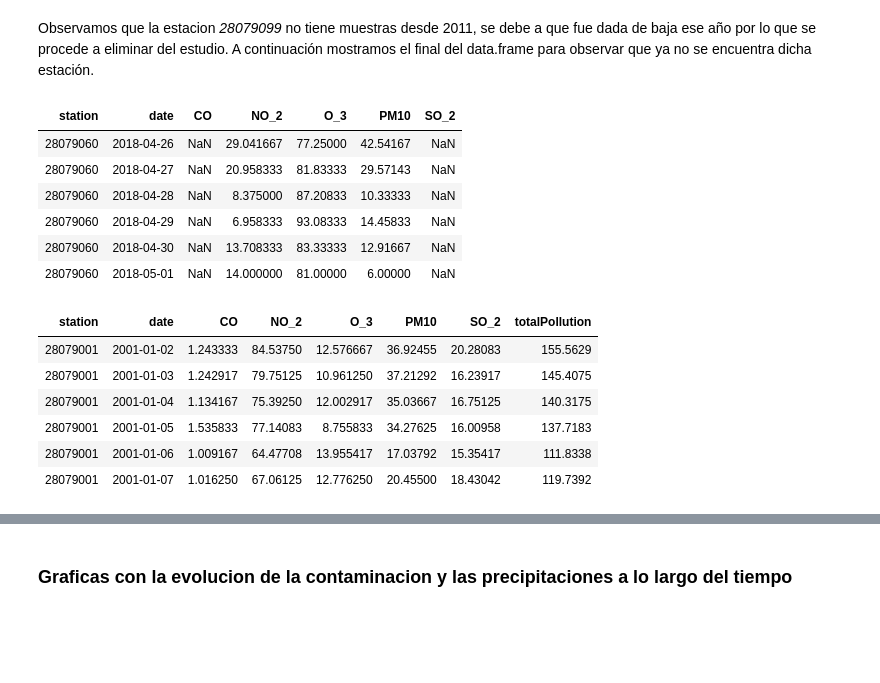
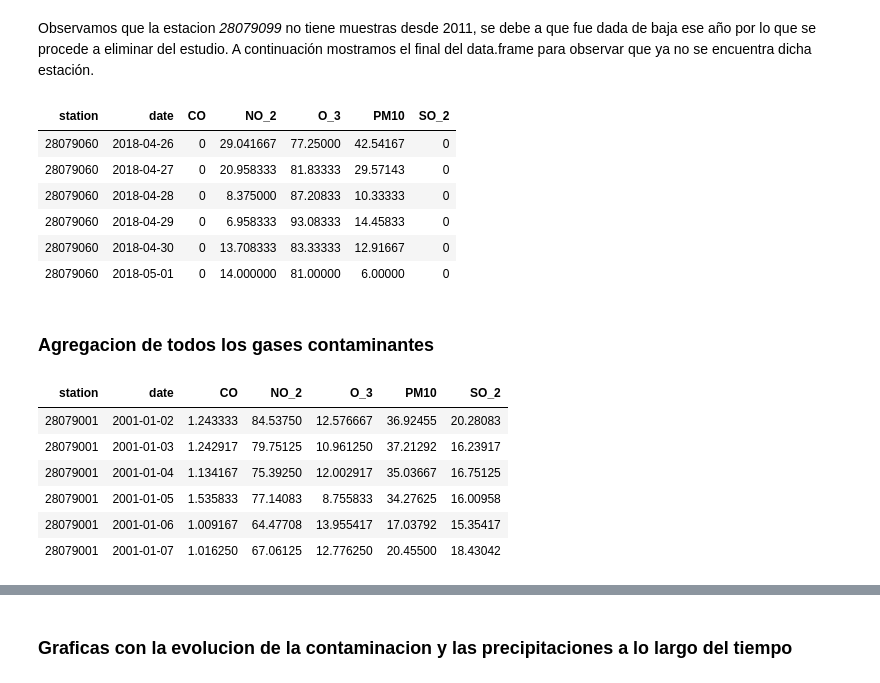
Before and after one commit to manumonforte/DataMining-BigDataParadigm, a Jupyter notebook: Estudio.ipynb, the cells around one changed output, grey strips where cells are left out. Cells and saved outputs as stored; diff of their text form; code cells hidden in the pictures; blank space fills up the shorter version.

```diff
--- a/Estudio.ipynb
+++ b/Estudio.ipynb
@@ -492,12 +510,13 @@ rm(airMadrid)
 Observamos que la estacion *28079099* no tiene muestras desde 2011, se debe a que fue dada de baja ese año por lo que se procede a eliminar del estudio. A continuación mostramos el final del data.frame para observar que ya no se encuentra dicha estación.
 # %%
 madrid <-  madrid[!madrid$station == 28079099,]
+madrid[is.na(madrid)] <- 0 # convertir los NAS a ceros para que pinte bien la grafica
 tail(madrid)
 # %% [output]
 | station | date | CO | NO_2 | O_3 | PM10 | SO_2 |
-| 28079060 | 2018-04-26 | NaN | 29.041667 | 77.25000 | 42.54167 | NaN |
-| 28079060 | 2018-04-27 | NaN | 20.958333 | 81.83333 | 29.57143 | NaN |
-| 28079060 | 2018-04-28 | NaN | 8.375000 | 87.20833 | 10.33333 | NaN |
-| 28079060 | 2018-04-29 | NaN | 6.958333 | 93.08333 | 14.45833 | NaN |
-| 28079060 | 2018-04-30 | NaN | 13.708333 | 83.33333 | 12.91667 | NaN |
-| 28079060 | 2018-05-01 | NaN | 14.000000 | 81.00000 | 6.00000 | NaN |
+| 28079060 | 2018-04-26 | 0 | 29.041667 | 77.25000 | 42.54167 | 0 |
+| 28079060 | 2018-04-27 | 0 | 20.958333 | 81.83333 | 29.57143 | 0 |
+| 28079060 | 2018-04-28 | 0 | 8.375000 | 87.20833 | 10.33333 | 0 |
+| 28079060 | 2018-04-29 | 0 | 6.958333 | 93.08333 | 14.45833 | 0 |
+| 28079060 | 2018-04-30 | 0 | 13.708333 | 83.33333 | 12.91667 | 0 |
+| 28079060 | 2018-05-01 | 0 | 14.000000 | 81.00000 | 6.00000 | 0 |
@@ -506,12 +523,14 @@ tail(madrid)
+# %% [markdown]
+### Agregacion de todos los gases contaminantes
 # %%
-madrid$totalPollution <- rowSums(madrid[,3:7], na.rm=TRUE)
+madrid_ts <- rowSums(madrid[,3:7], na.rm=TRUE)
 head(madrid)
 # %% [output]
-| station | date | CO | NO_2 | O_3 | PM10 | SO_2 | totalPollution |
-| 28079001 | 2001-01-02 | 1.243333 | 84.53750 | 12.576667 | 36.92455 | 20.28083 | 155.5629 |
-| 28079001 | 2001-01-03 | 1.242917 | 79.75125 | 10.961250 | 37.21292 | 16.23917 | 145.4075 |
-| 28079001 | 2001-01-04 | 1.134167 | 75.39250 | 12.002917 | 35.03667 | 16.75125 | 140.3175 |
-| 28079001 | 2001-01-05 | 1.535833 | 77.14083 | 8.755833 | 34.27625 | 16.00958 | 137.7183 |
-| 28079001 | 2001-01-06 | 1.009167 | 64.47708 | 13.955417 | 17.03792 | 15.35417 | 111.8338 |
-| 28079001 | 2001-01-07 | 1.016250 | 67.06125 | 12.776250 | 20.45500 | 18.43042 | 119.7392 |
+| station | date | CO | NO_2 | O_3 | PM10 | SO_2 |
+| 28079001 | 2001-01-02 | 1.243333 | 84.53750 | 12.576667 | 36.92455 | 20.28083 |
+| 28079001 | 2001-01-03 | 1.242917 | 79.75125 | 10.961250 | 37.21292 | 16.23917 |
+| 28079001 | 2001-01-04 | 1.134167 | 75.39250 | 12.002917 | 35.03667 | 16.75125 |
+| 28079001 | 2001-01-05 | 1.535833 | 77.14083 | 8.755833 | 34.27625 | 16.00958 |
+| 28079001 | 2001-01-06 | 1.009167 | 64.47708 | 13.955417 | 17.03792 | 15.35417 |
+| 28079001 | 2001-01-07 | 1.016250 | 67.06125 | 12.776250 | 20.45500 | 18.43042 |
 # %%
```
Also changed, not shown: parts of 23 cells of this notebook.
